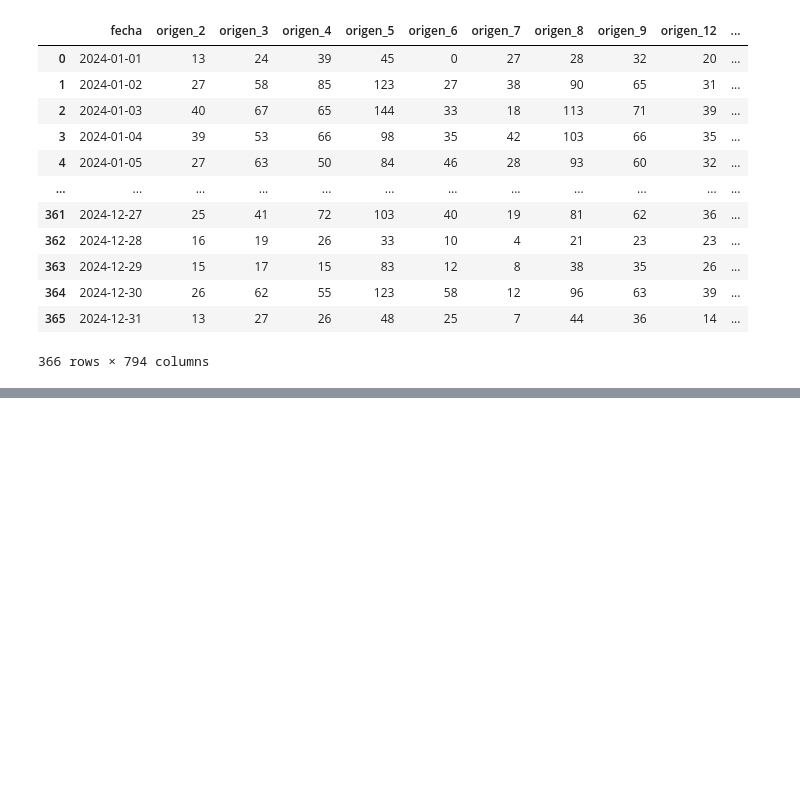
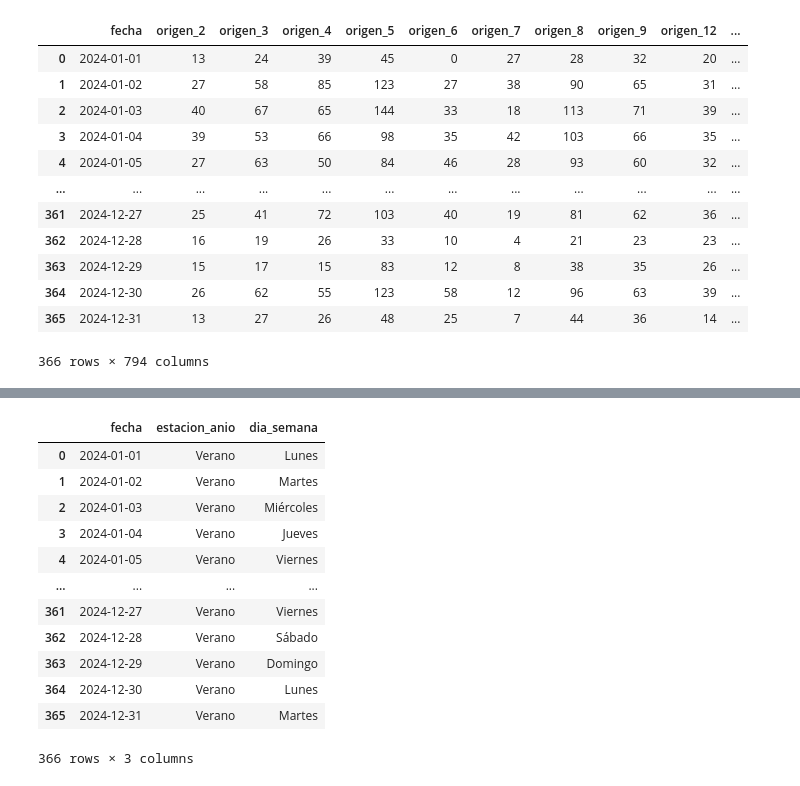
Before and after one commit to leonelifernandez12/labo_datos, a Jupyter notebook: tp1.ipynb, the cells around one changed output, grey strips where cells are left out. Saved outputs shown, nothing was run; the diff lists cells and outputs as text; code cells hidden in the pictures; blank space fills up the shorter version.

```diff
--- a/tp1.ipynb
+++ b/tp1.ipynb
@@ -500,0 +528,6 @@ viajes_por_dia
+# %%
+viajes_por_dia["fecha"] = pd.to_datetime(viajes_por_dia["fecha"])
+# %%
+# Reutilizamos la función determinar_estacion_anio
+
+viajes_por_dia['estacion_anio'] = viajes_por_dia.apply(determinar_estacion_anio, axis=1)
@@ -500,0 +550,29 @@ viajes_por_dia
+# %%
+
+dias_en_español = {
+    0: 'Lunes',
+    1: 'Martes',
+    2: 'Miércoles',
+    3: 'Jueves',
+    4: 'Viernes',
+    5: 'Sábado',
+    6: 'Domingo'
+}
+
+viajes_por_dia['dia_semana'] = viajes_por_dia['fecha'].dt.dayofweek.map(dias_en_español)
+# %%
+viajes_por_dia[["fecha","estacion_anio","dia_semana"]]
+# %% [output]
+|  | fecha | estacion_anio | dia_semana |
+| 0 | 2024-01-01 | Verano | Lunes |
+| 1 | 2024-01-02 | Verano | Martes |
+| 2 | 2024-01-03 | Verano | Miércoles |
+| 3 | 2024-01-04 | Verano | Jueves |
+| 4 | 2024-01-05 | Verano | Viernes |
+| ... | ... | ... | ... |
+| 361 | 2024-12-27 | Verano | Viernes |
+| 362 | 2024-12-28 | Verano | Sábado |
+| 363 | 2024-12-29 | Verano | Domingo |
+| 364 | 2024-12-30 | Verano | Lunes |
+| 365 | 2024-12-31 | Verano | Martes |
+366 rows × 3 columns
```
Also changed, not shown: parts of 9 cells of this notebook.
